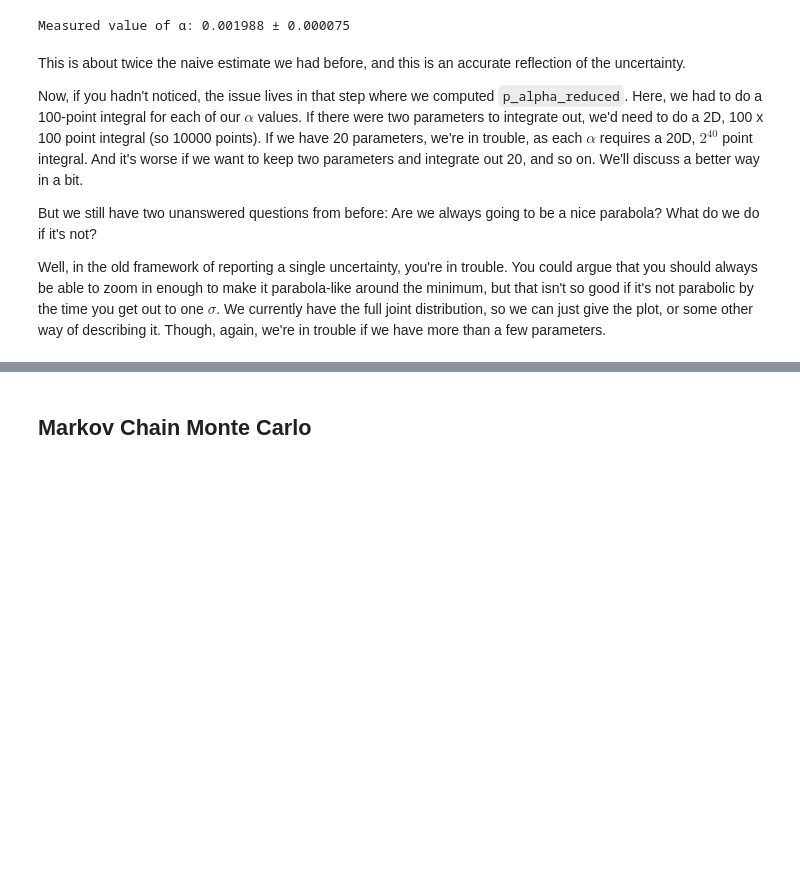
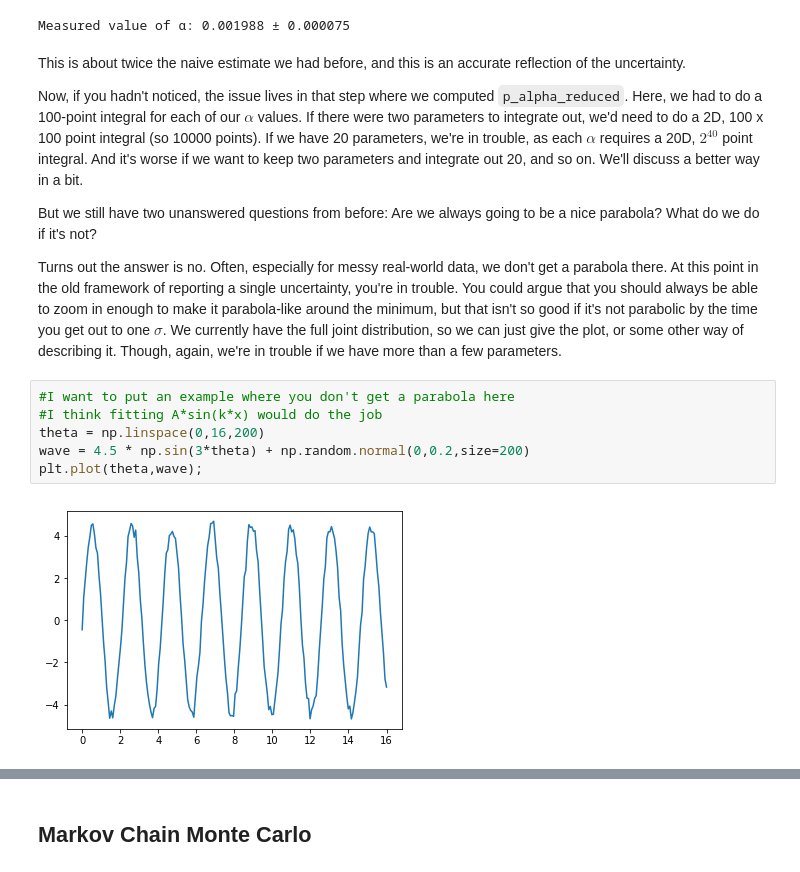
Before and after one commit to Cisneros-Galaxy/RCFM, a Jupyter notebook: rich_docs/Malleus.ipynb, the cells around one changed output, grey strips where cells are left out. Saved outputs shown, nothing was run; the diff lists cells and outputs as text; blank space fills up the shorter version.

```diff
--- a/rich_docs/Malleus.ipynb
+++ b/rich_docs/Malleus.ipynb
@@ -603,4 +606,12 @@ Now, if you hadn't noticed, the issue lives in that step where we computed `p_al
 
 But we still have two unanswered questions from before: Are we always going to be a nice parabola?  What do we do if it's not?
 
-Well, in the old framework of reporting a single uncertainty, you're in trouble.  You could argue that you should always be able to zoom in enough to make it parabola-like around the minimum, but that isn't so good if it's not parabolic by the time you get out to one $\sigma$.  We currently have the full joint distribution, so we can just give the plot, or some other way of describing it.  Though, again, we're in trouble if we have more than a few parameters.
+Turns out the answer is no.  Often, especially for messy real-world data, we don't get a parabola there.  At this point in the old framework of reporting a single uncertainty, you're in trouble.  You could argue that you should always be able to zoom in enough to make it parabola-like around the minimum, but that isn't so good if it's not parabolic by the time you get out to one $\sigma$.  We currently have the full joint distribution, so we can just give the plot, or some other way of describing it.  Though, again, we're in trouble if we have more than a few parameters.
+# %%
+#I want to put an example where you don't get a parabola here
+#I think fitting A*sin(k*x) would do the job
+theta = np.linspace(0,16,200)
+wave = 4.5 * np.sin(3*theta) + np.random.normal(0,0.2,size=200)
+plt.plot(theta,wave);
+# %% [output]
+[figure, added]
```
Also changed, not shown: parts of 29 cells of this notebook.
